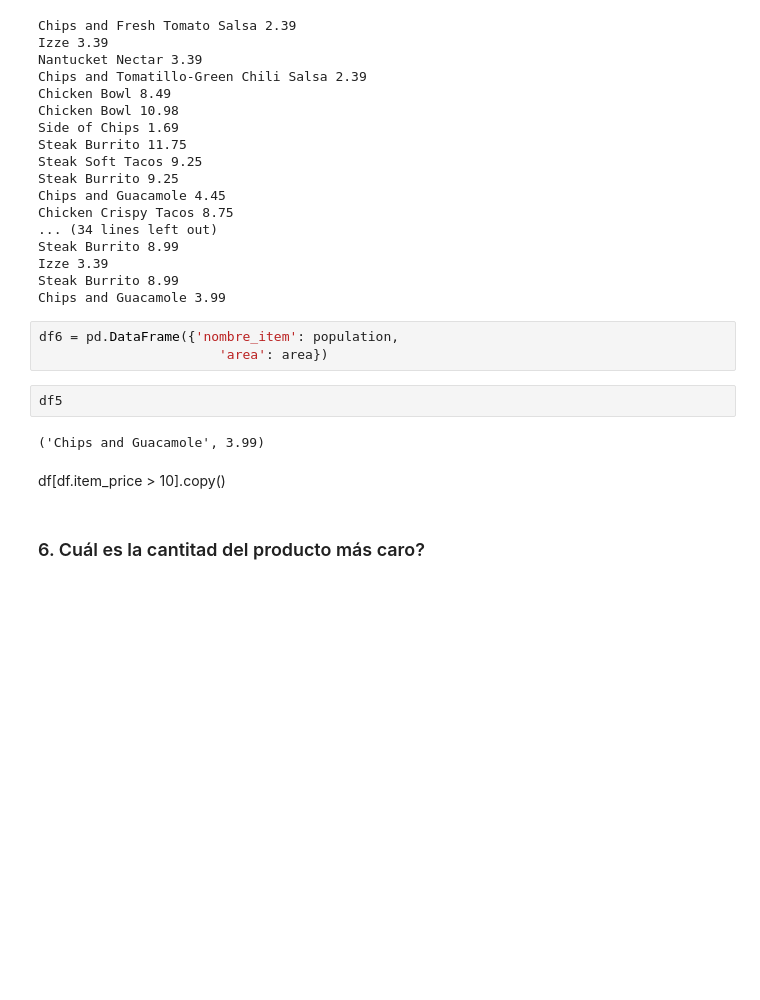
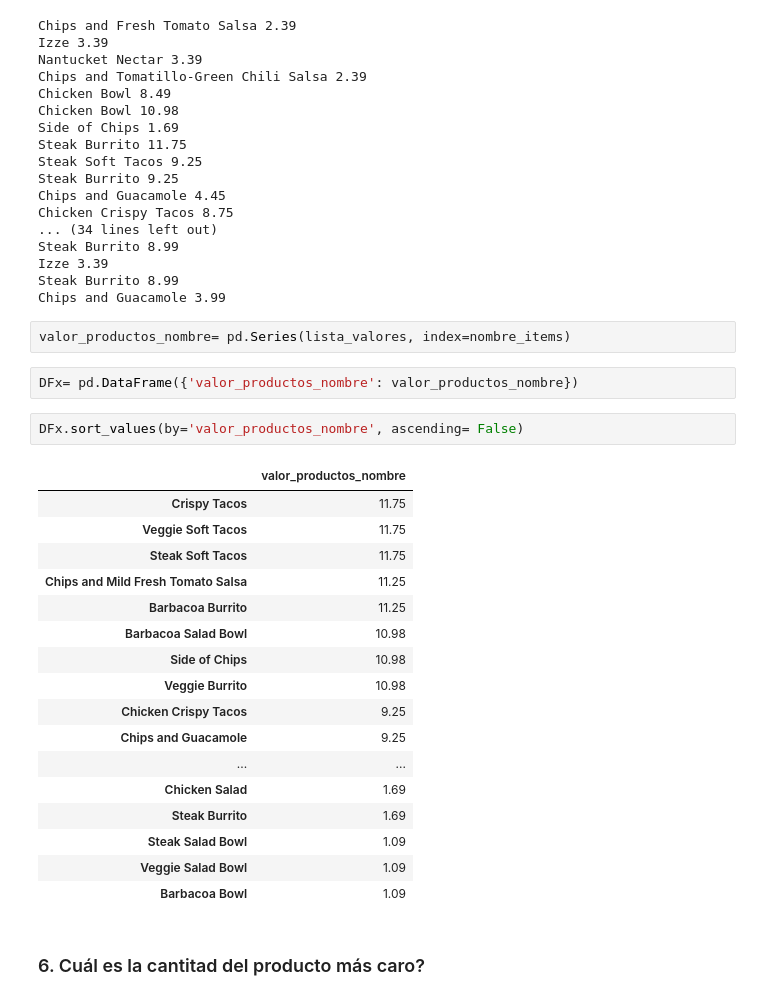
Before and after one commit to rafamd1/mi_copia_dsftmayo24semana1.1, a Jupyter notebook: semana 2/2-Pandas/Practica/1-Chipotle/Chipotle.ipynb, the cells around one changed output. Cells and saved outputs as stored; diff of their text form; blank space fills up the shorter version.

```diff
--- a/semana 2/2-Pandas/Practica/1-Chipotle/Chipotle.ipynb
+++ b/semana 2/2-Pandas/Practica/1-Chipotle/Chipotle.ipynb
@@ -193,14 +204,29 @@ Steak Burrito 8.99
 Izze 3.39
 Steak Burrito 8.99
 Chips and Guacamole 3.99
-# %%
-df6 = pd.DataFrame({'nombre_item': population,
-                       'area': area})
-# %%
-df5
-# %% [output]
-('Chips and Guacamole', 3.99)
-# %% [markdown]
-df[df.item_price > 10].copy()
+# %%
+valor_productos_nombre= pd.Series(lista_valores, index=nombre_items)
+# %%
+DFx= pd.DataFrame({'valor_productos_nombre': valor_productos_nombre})
+# %%
+DFx.sort_values(by='valor_productos_nombre', ascending= False)
+# %% [output]
+|  | valor_productos_nombre |
+| Crispy Tacos | 11.75 |
+| Veggie Soft Tacos | 11.75 |
+| Steak Soft Tacos | 11.75 |
+| Chips and Mild Fresh Tomato Salsa | 11.25 |
+| Barbacoa Burrito | 11.25 |
+| Barbacoa Salad Bowl | 10.98 |
+| Side of Chips | 10.98 |
+| Veggie Burrito | 10.98 |
+| Chicken Crispy Tacos | 9.25 |
+| Chips and Guacamole | 9.25 |
+| ... | ... |
+| Chicken Salad | 1.69 |
+| Steak Burrito | 1.69 |
+| Steak Salad Bowl | 1.09 |
+| Veggie Salad Bowl | 1.09 |
+| Barbacoa Bowl | 1.09 |
 # %% [markdown]
 ### 6. Cuál es la cantitad del producto más caro?
```
Also changed, not shown: parts of 20 cells of this notebook.
